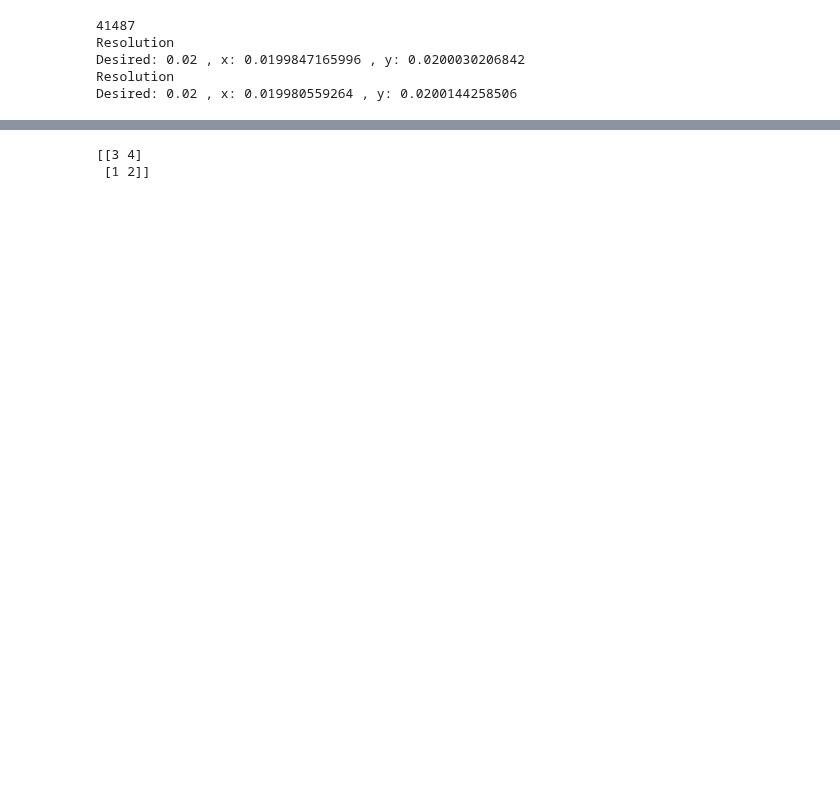
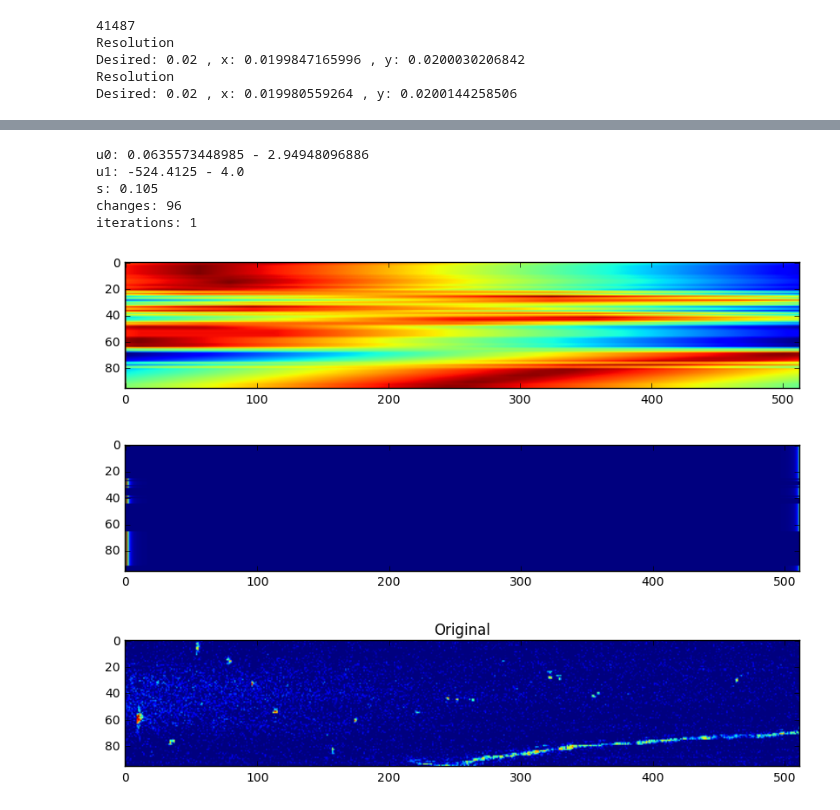
Before and after one commit to pvazteixeira/multibeam, a Jupyter notebook: feature-potts-dev.ipynb, the cells around one changed output, grey strips where cells are left out. Drawn from its saved outputs; the diff is of its cells as text; code cells hidden in the pictures; blank space fills up the shorter version.

```diff
--- a/feature-potts-dev.ipynb
+++ b/feature-potts-dev.ipynb
@@ -59,5 +49,5 @@ image: 14811
 # %%
-%%timeit
+# %%timeit
 
 """
 Tunable parameters:
@@ -69,11 +59,16 @@ Tunable parameters:
 To Do:
 - better edge handling on roll
 - handle "void" labels on transition cost (should get replaced by fixed cost!)
+- try other transition weights (not just normal) - e.g. triangular, parabolic, square window
+- speed up computation (need <0.1/loop)
 """
 
 
 # c_scale = 0.33
 c_scale = 1
+void_cost = .50
+w1 = 0.5
+
 #get a prior on the labels
 midx = np.argmax(img, axis=0) # return max location per row
 midx.shape = (1,96)
@@ -91,20 +86,20 @@ x = np.tile(x,(1,96))
 u0 = np.zeros_like(x)
 
 # one for each range assignment
+# this is taking most of the time (>2s)
 for i in range(0,512):
     u0[i,:] = np.sum(np.square(img - cauchy.pdf(x, loc=i+0.0, scale = c_scale)),axis=0)
 
 # 'void' label
-u0v = np.sum(np.square(img),axis=0)
-# u0 = np.vstack((u0v,u0))
+u0v = 2*np.sum(np.square(img),axis=0)
+u0 = np.vstack((u0v,u0))
 
-s = 100
+s = 0.1
 # now, iterate so as to get
-# for i in range(0,20):
+# for i in range(0,10):
 i = 0
 while True:
     i = i+1
-    # TODO: fix edge effects - replace with own value to zero the difference
 
     a = np.tile(midx,(512,1))
     l = np.roll(a,1,axis=1)
@@ -116,17 +111,19 @@ while True:
     rr = np.roll(r,-1, axis=1)
     rr[:,-1] = rr[:,-2]
 
-#     s = 20*(20 - i)
-    s = 0.95*s;
+    # "cooling" schedule
+#     s = 0.95*s;
+    s = 1.05*s
 #     u1 = 2 - 2.5*s*norm.pdf((l-x),loc=0, scale=s ) - 2.5*s*norm.pdf((r-x),loc=0, scale=s )
-    u1 = 4 - 2.5*s*norm.pdf((l-x),loc=0, scale=s ) - 2.5*s*norm.pdf((r-x),loc=0, scale=s ) - 2.5*s*norm.pdf((ll-x),loc=0, scale=s ) - 2.5*s*norm.pdf((rr-x),loc=0, scale=s )
+#     u1 = 4 - 2.5*s*norm.pdf((l-x),loc=0, scale=s ) - 2.5*s*norm.pdf((r-x),loc=0, scale=s ) - 2.5*s*norm.pdf((ll-x),loc=0, scale=s ) - 2.5*s*norm.pdf((rr-x),loc=0, scale=s )
+    u1 = 4 - 2.5*s*np.absolute(l-x) - 2.5*s*np.absolute(r-x) - 2.5*s*np.absolute(ll-x) - 2.5*s*np.absolute(rr-x)
+    u1 = np.vstack((void_cost*np.ones_like(u0v),u1))
 
-#     u1 = np.vstack((0.5*np.ones_like(u0v),u1))
+    print 'u0:',np.amin(u0),'-',np.amax(u0)
+    print 'u1:',np.amin(u1),'-',np.amax(u1)
+    print 's:',s
+    cost = u0/np.amax(u0) + u1/np.amax(u1)
 
-#     print 'u0:',np.amin(u0),'-',np.amax(u0)
-#     print 'u1:',np.amin(u1),'-',np.amax(u1)
-#     print 's:',s
-    cost = u0 + u1
     midx_new = np.argmin(cost, axis=0)
 
 #     print np.amin(cost),np.amax(cost)
@@ -140,7 +137,7 @@ while True:
 #     plt.figure(figsize=(10,4))
 #     plt.imshow((cost).transpose())
 
-    if s<10:
+    if s<5:
         break
 
     if changes<=0:
@@ -149,16 +146,19 @@ while True:
     if i>100:
         break
 
+print 'changes:', changes
 
-# print 'iterations:',i
-# plt.figure(figsize=(10,4))
-# plt.imshow(cost.transpose())
+print 'iterations:',i
+plt.figure(figsize=(10,4))
+plt.imshow(cost.transpose())
 
-# simg = cauchy.pdf(x,loc=midx, scale=c_scale)
-# plt.figure(figsize=(10,4))
-# plt.imshow(simg.transpose())
+simg = cauchy.pdf(x,loc=midx, scale=c_scale)
+plt.figure(figsize=(10,4))
+plt.imshow(simg.transpose())
 
-# plt.figure(figsize=(10,4))
-# plt.imshow(img.transpose())
-# plt.title('Original')
+plt.figure(figsize=(10,4))
+plt.imshow(img.transpose())
+plt.title('Original')
+
+%print midx
 # %% [output]
@@ -166,6 +166,8 @@ while True:
+u0: 0.0635573448985 - 2.94948096886
+u1: -524.4125 - 4.0
+s: 0.105
+changes: 96
+iterations: 1
+[figure, added]
+[figure, added]
+[figure, added]
-# %%
-a = np.array([[1,2],[3,4]])
-print np.roll(a,1,axis=0)
-# %% [output]
-[[3 4]
- [1 2]]
```
Also changed, not shown: parts of 11 cells of this notebook, 1 other file.
